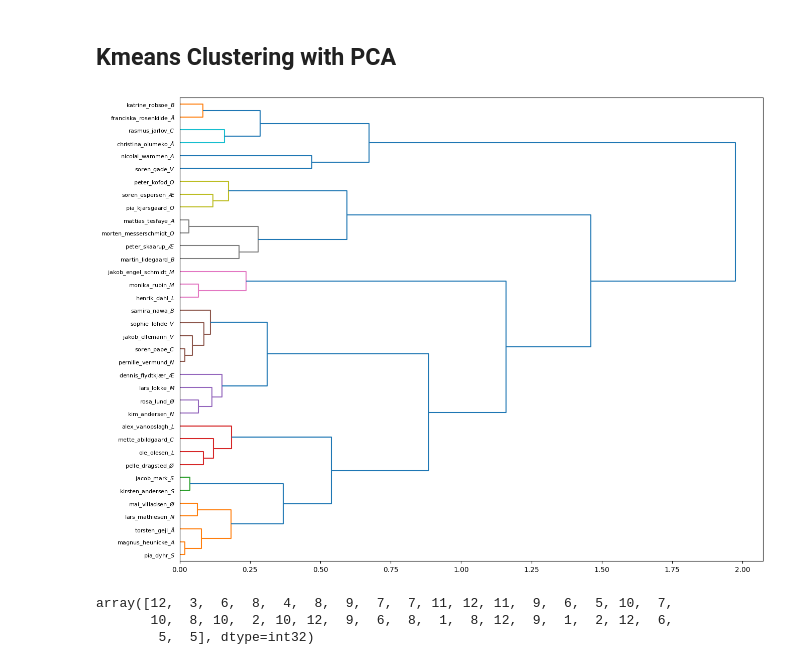
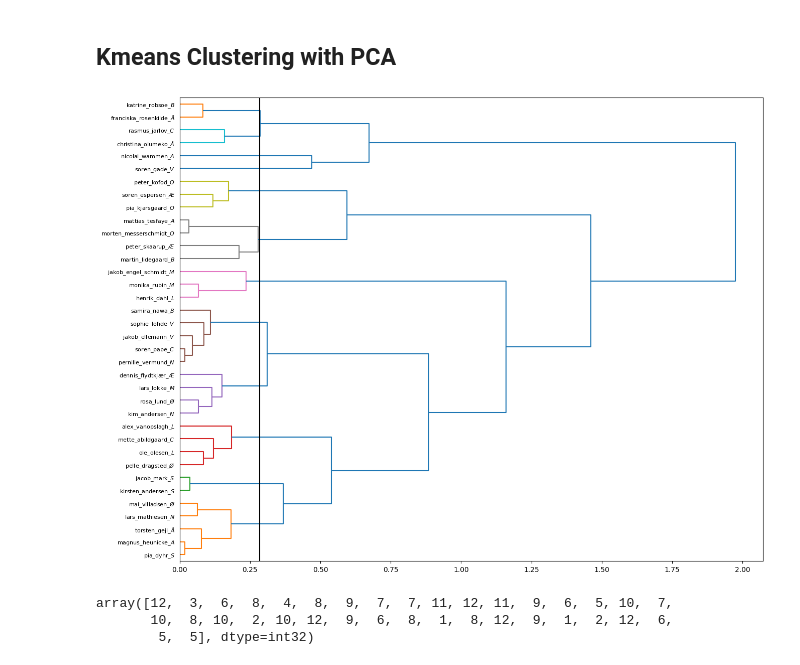
Before and after one commit to s180820/02807_dkpol, a Jupyter notebook: 02_clustering.ipynb, the cells around one changed output. Cells and saved outputs as stored; diff of their text form; code cells hidden in the pictures.

```diff
--- a/02_clustering.ipynb
+++ b/02_clustering.ipynb
@@ -99,21 +99,22 @@ label = kmeans.labels_
 # %%
 dendo_data = df
 linked = linkage(dendo_data, 'ward')
 
 labelList = df_politicians.index +"_"+ scatter_df['marker'].values
 
 plt.figure(figsize=(15, 12))
 d = dendrogram(
             linked,
             orientation='right',
             labels=labelList,
             distance_sort='descending',
             show_leaf_counts=False,
             color_threshold=0.285
           )
+plt.axvline(x=0.285, c='k')
 plt.show()
 # %% [output]
-[figure, old version]
+[figure, new version]
 # %%
 fcluster(linked, 0.285, criterion='distance')
 # %% [output]
```
